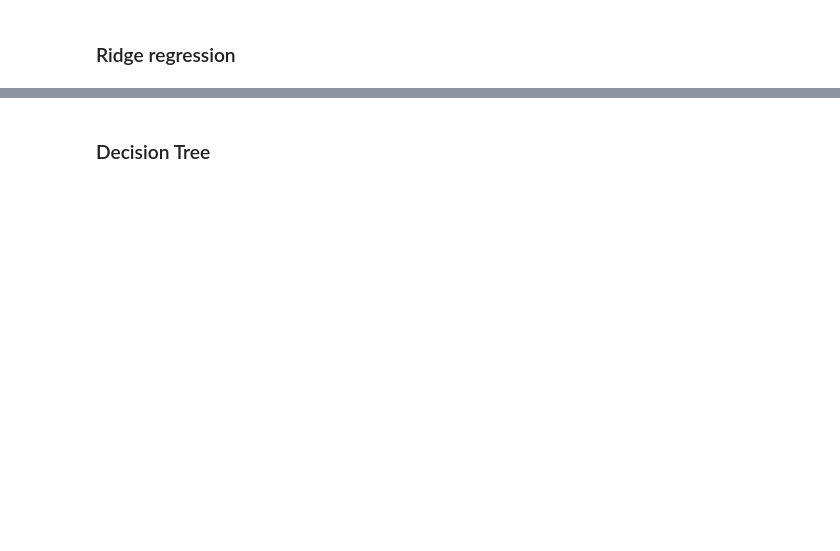
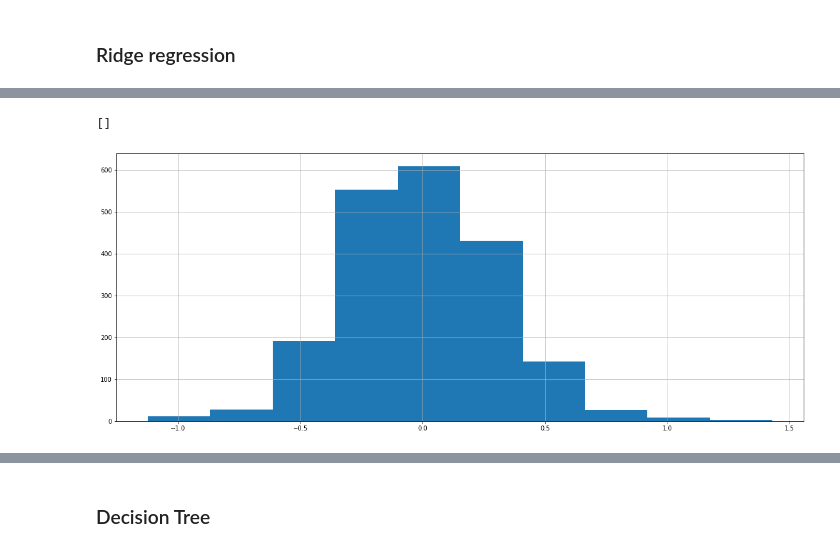
Before and after one commit to alexeybelkov/epam-data-science-summer, a Jupyter notebook: practice_I/evaluation_colab.ipynb, the cells around one changed output, grey strips where cells are left out. Cells and saved outputs as stored; diff of their text form; code cells hidden in the pictures; blank space fills up the shorter version.

```diff
--- a/practice_I/evaluation_colab.ipynb
+++ b/practice_I/evaluation_colab.ipynb
@@ -102,0 +142,7 @@ reload(tscv)
+# %%
+ridge_resid = tscv.get_residuals(ridge_quality, ridge_horizons)
+# %%
+ridge_resid['target_benzene']['train_resid'].hist().plot()
+# %% [output]
+[]
+[figure, added]
```
Also changed, not shown: parts of 66 cells of this notebook, 2 other files.
